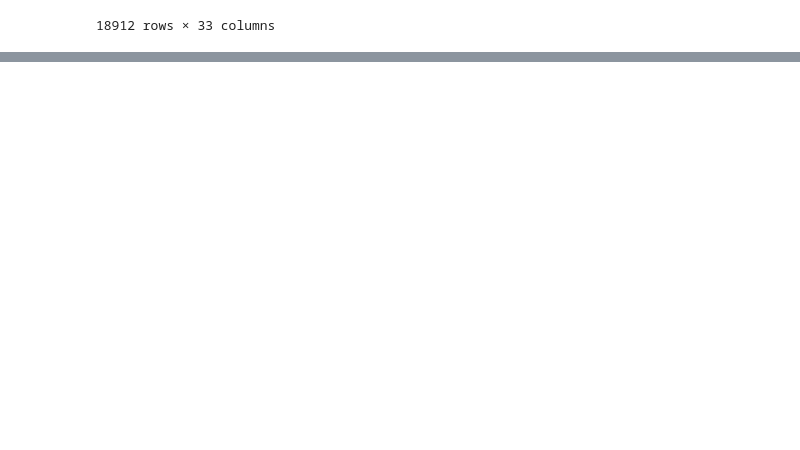
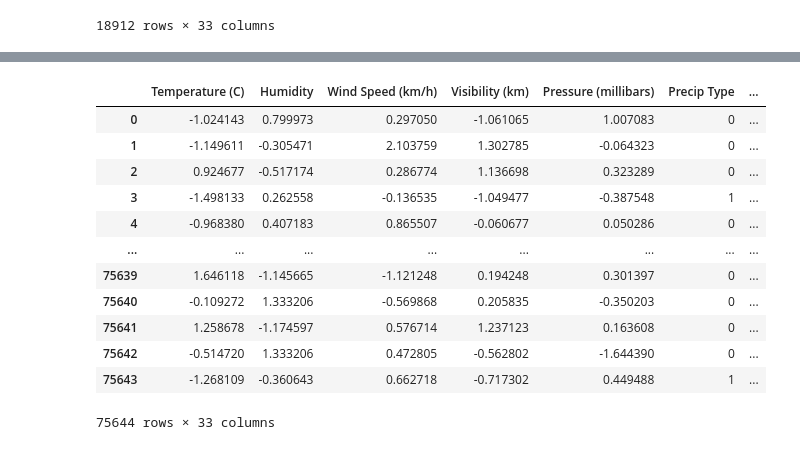
Before and after one commit to jasmeen848/temperature-prediction-model, a Jupyter notebook: TemperaturePredictionRegression.ipynb, the cells around one changed output, grey strips where cells are left out. Drawn from its saved outputs; the diff is of its cells as text; code cells hidden in the pictures; blank space fills up the shorter version.

Commit message:
data scaling added

```diff
--- a/TemperaturePredictionRegression.ipynb
+++ b/TemperaturePredictionRegression.ipynb
@@ -763,0 +773,3 @@ X_test
+# %%
+to_standardize_train = X_train[['Temperature (C)', 'Humidity','Wind Speed (km/h)','Visibility (km)','Pressure (millibars)']].copy()
+to_standardize_train
@@ -763,0 +821,10 @@ X_test
+# %%
+scaler = StandardScaler()
+scaler.fit(to_standardize_train)
+
+train_scaled = scaler.transform(to_standardize_train)
+test_scaled = scaler.transform(to_standardize_test)
+standardized_df_train = pd.DataFrame(train_scaled, columns = to_standardize_train.columns)
+standardized_df_test = pd.DataFrame(test_scaled, columns = to_standardize_test.columns)
+
+standardized_df_train
@@ -763,0 +888,25 @@ X_test
+# %%
+X_train.drop(columns=to_standardize_train.columns,inplace=True, axis=1)
+X_test.drop(columns=to_standardize_test.columns,inplace=True, axis=1)
+
+X_train = standardized_df_train.join(X_train)
+X_test = standardized_df_test.join(X_test)
+
+y_train = standardized_target_df_train;
+y_test = standardized_target_df_test;
+# %%
+X_train
+# %% [output]
+|  | Temperature (C) | Humidity | Wind Speed (km/h) | Visibility (km) | Pressure (millibars) | Precip Type | ... |
+| 0 | -1.024143 | 0.799973 | 0.297050 | -1.061065 | 1.007083 | 0 | ... |
+| 1 | -1.149611 | -0.305471 | 2.103759 | 1.302785 | -0.064323 | 0 | ... |
+| 2 | 0.924677 | -0.517174 | 0.286774 | 1.136698 | 0.323289 | 0 | ... |
+| 3 | -1.498133 | 0.262558 | -0.136535 | -1.049477 | -0.387548 | 1 | ... |
+| 4 | -0.968380 | 0.407183 | 0.865507 | -0.060677 | 0.050286 | 0 | ... |
+| ... | ... | ... | ... | ... | ... | ... | ... |
+| 75639 | 1.646118 | -1.145665 | -1.121248 | 0.194248 | 0.301397 | 0 | ... |
+| 75640 | -0.109272 | 1.333206 | -0.569868 | 0.205835 | -0.350203 | 0 | ... |
+| 75641 | 1.258678 | -1.174597 | 0.576714 | 1.237123 | 0.163608 | 0 | ... |
+| 75642 | -0.514720 | 1.333206 | 0.472805 | -0.562802 | -1.644390 | 0 | ... |
+| 75643 | -1.268109 | -0.360643 | 0.662718 | -0.717302 | 0.449488 | 1 | ... |
+75644 rows × 33 columns
```
Also changed, not shown: parts of 10 cells of this notebook.
